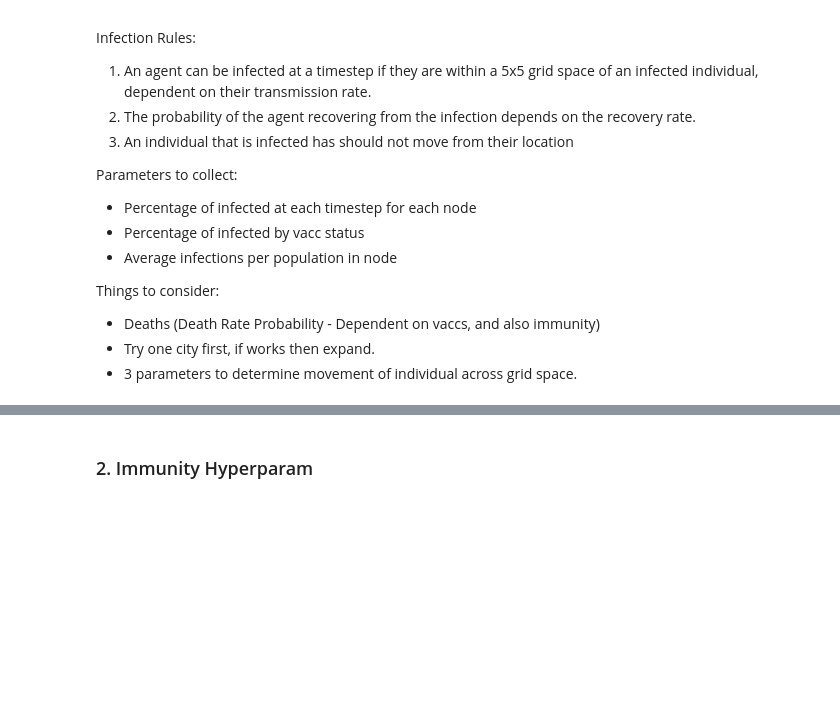
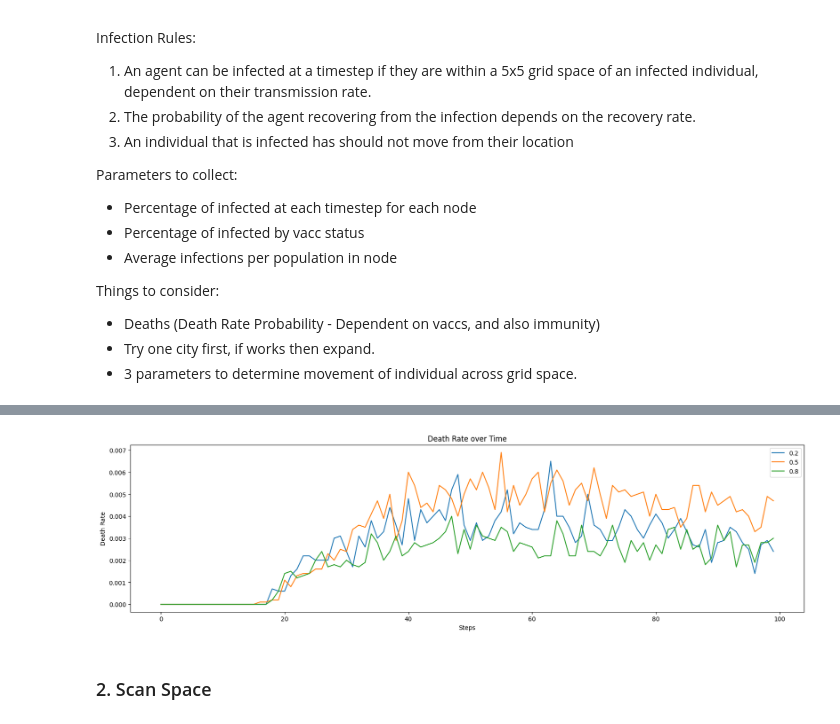
Before and after one commit to danieltobiastan97/diseasesABM, a Jupyter notebook: project.ipynb, the cells around one changed output, grey strips where cells are left out. Saved outputs shown, nothing was run; the diff lists cells and outputs as text; code cells hidden in the pictures; blank space fills up the shorter version.

```diff
--- a/project.ipynb
+++ b/project.ipynb
@@ -430,2 +399,12 @@ _, _, _, _, hum = sub.step(1000, 100, show_plot = False)
+# %%
+plt.figure(figsize=(20,5))
+plt.plot(c.T)
+plt.legend(v_hyper)
+plt.title('Death Rate over Time')
+plt.xlabel('Steps')
+plt.ylabel('Death Rate')
+plt.show()
+# %% [output]
+[figure, added]
 # %% [markdown]
-### 2. Immunity Hyperparam
+### 2. Scan Space
```
Also changed, not shown: parts of 17 cells of this notebook.
